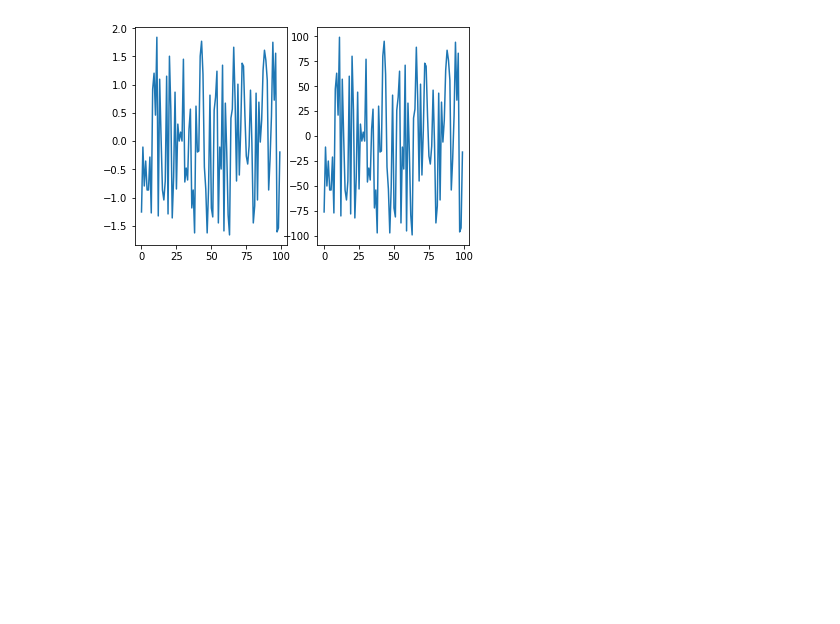
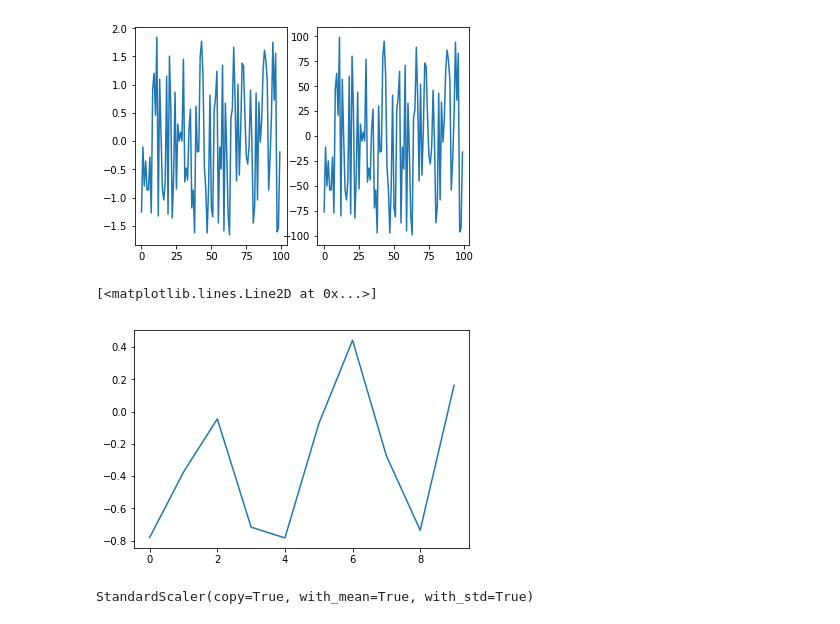
Before and after one commit to pankaj-pundir/templates, a Jupyter notebook: jupyter notebook/learn python.ipynb, the cells around one changed output. Drawn from its saved outputs; the diff is of its cells as text; code cells hidden in the pictures; blank space fills up the shorter version.

```diff
--- a/jupyter notebook/learn python.ipynb
+++ b/jupyter notebook/learn python.ipynb
@@ -189,0 +215,13 @@ list(map(list, zip(*l))) # swap list
+# %%
+observation_examples = np.random.random((10, 1))*2 - 1
+# %%
+# observation_examples
+plt.plot(observation_examples)
+# %% [output]
+[<matplotlib.lines.Line2D at 0x...>]
+[figure, added]
+# %%
+ss = StandardScaler()
+ss.fit(observation_examples)
+# %% [output]
+StandardScaler(copy=True, with_mean=True, with_std=True)
```
Also changed, not shown: parts of 12 cells of this notebook, 4 other files.
